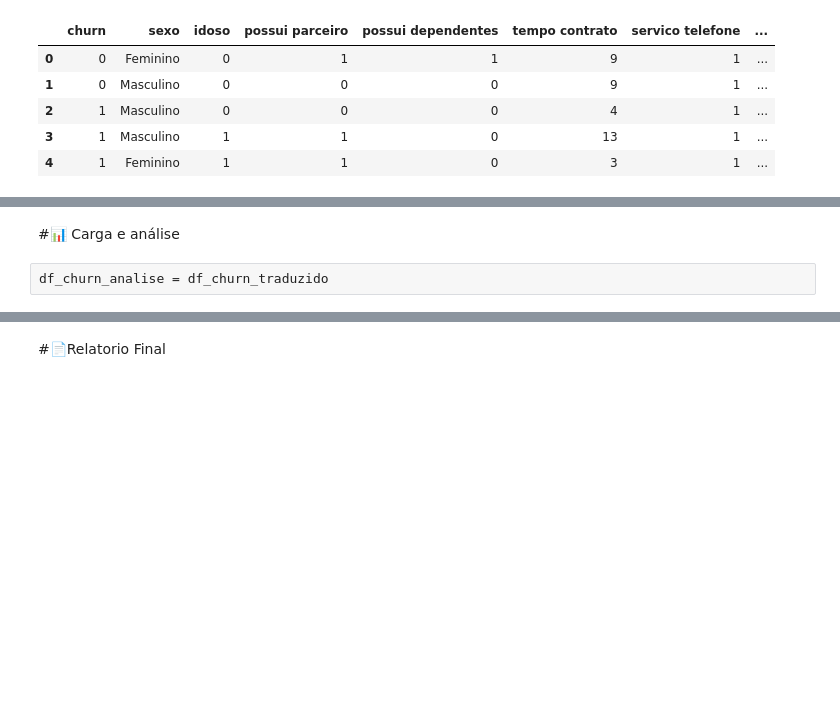
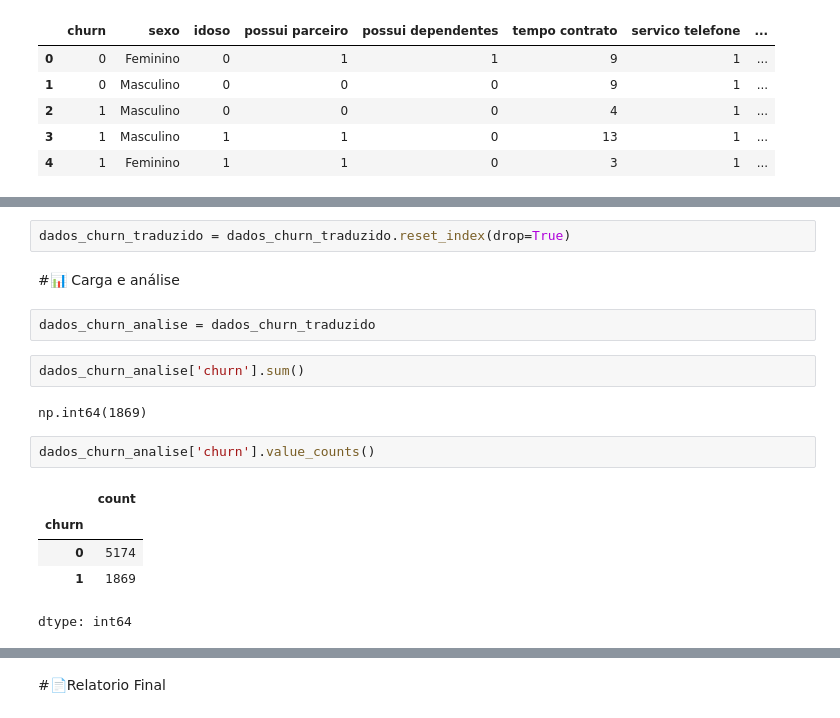
Before and after one commit to DaDosValle/telecomX_Churn, a Jupyter notebook: ETL_EDA_TELECOMX_27_12_2025.ipynb, the cells around one changed output, grey strips where cells are left out. Cells and saved outputs as stored; diff of their text form; blank space fills up the shorter version.

```diff
--- a/ETL_EDA_TELECOMX_27_12_2025.ipynb
+++ b/ETL_EDA_TELECOMX_27_12_2025.ipynb
@@ -373,5 +383,19 @@ dados_churn_traduzido.head()
+# %%
+dados_churn_traduzido = dados_churn_traduzido.reset_index(drop=True)
 # %% [markdown]
 #📊 Carga e análise
-# %%
-df_churn_analise = df_churn_traduzido
+# %%
+dados_churn_analise = dados_churn_traduzido
+# %%
+dados_churn_analise['churn'].sum()
+# %% [output]
+np.int64(1869)
+# %%
+dados_churn_analise['churn'].value_counts()
+# %% [output]
+|  | count |
+| churn |  |
+| 0 | 5174 |
+| 1 | 1869 |
+dtype: int64
 # %%
```
Also changed, not shown: parts of 6 cells of this notebook.
